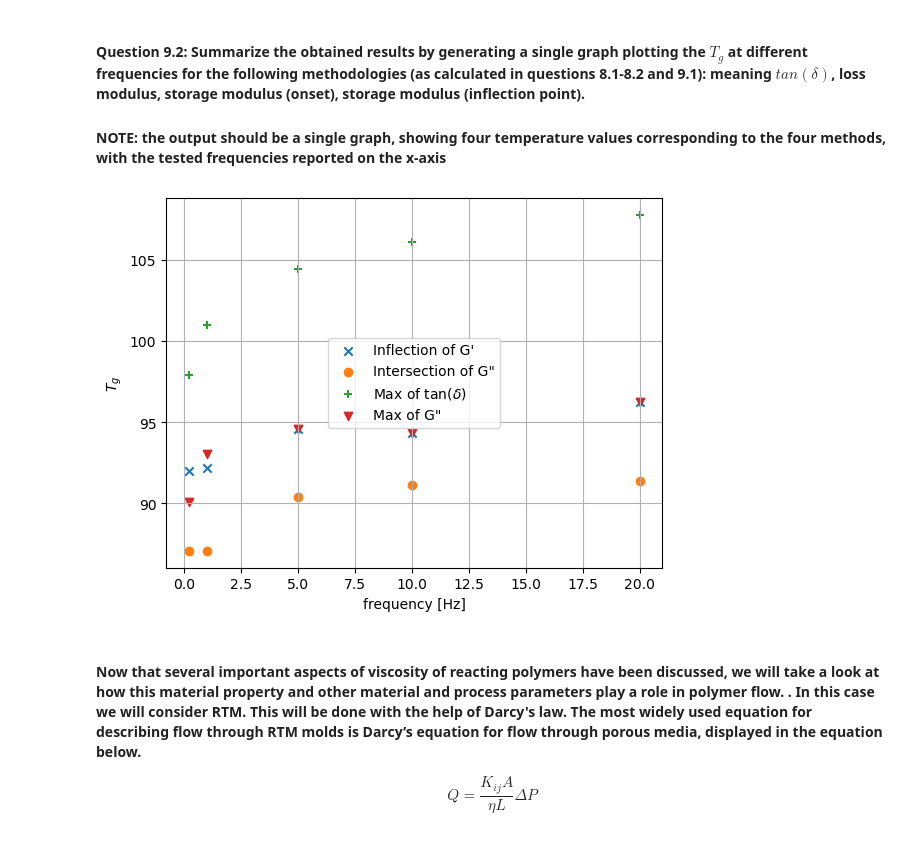
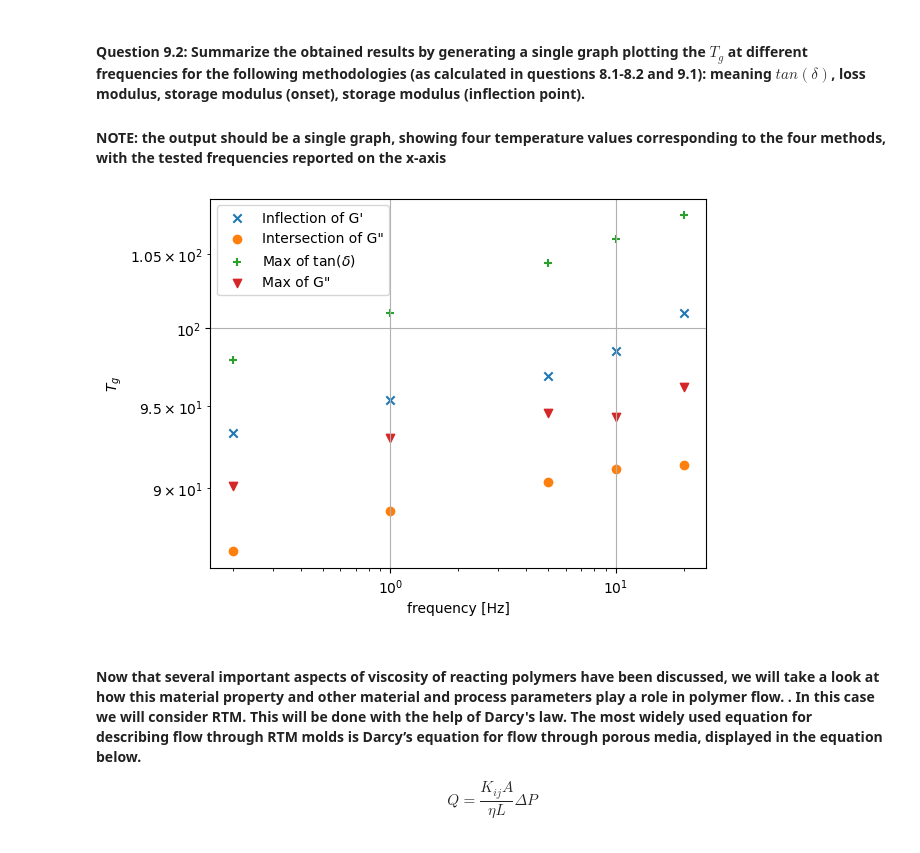
Before and after one commit to arthurstreebgreebling/PCM, a Jupyter notebook: A2 Rheokinetics/Notebook Rheokinetics.ipynb, the cells around one changed output. Saved outputs shown, nothing was run; the diff lists cells and outputs as text; code cells hidden in the pictures.

```diff
--- a/A2 Rheokinetics/Notebook Rheokinetics.ipynb
+++ b/A2 Rheokinetics/Notebook Rheokinetics.ipynb
@@ -214,7 +214,7 @@ plt.axvline(x=T_g_20, color='green')
 #plt.xlim(91.405,91.41)
 plt.legend()
 plt.title(f'$T_g$={T_g_20}$\degree$C')
-#plt.yscale('log')
+plt.yscale('log')
 plt.ylabel("G'[Pa]")
 plt.xlabel('Temperature [$\degree$C]')
 plt.grid()
@@ -271,14 +271,14 @@ plt.plot(data_1[:,1],data_1[:,2], label="1 Hz (G')")
 start, stop = 5, 54
 plt.plot([data_1[start][1],data_1[stop][1]],[data_1[start][2],data_1[stop][2]], 'rx')
 plt.axline((data_1[start][1],data_1[start][2] ),(data_1[stop][1],data_1[stop][2]), color='red')
-i, j = 62, 73
+i, j = 63, 70
 plt.plot([data_1[i][1],data_1[j][1]],[data_1[i][2],data_1[j][2]], 'rx')
 plt.axline((data_1[i][1],data_1[i][2] ),(data_1[j][1],data_1[j][2]), color='orange')
-T_g_1 = 87.081983
+T_g_1 = 88.6475
 plt.axvline(x=T_g_1, color='green')
 #these lines can be used to zoom in on the intersection, uncomment them to use it
-#plt.ylim(3.20293e9,3.20297e9)
-#plt.xlim(87.08198,87.08199)
+#plt.ylim(3.15e9,3.2e9)
+#plt.xlim(88.64,88.66)
 plt.legend()
 plt.title(f'$T_g$={T_g_1}$\degree$C')
 plt.yscale('log')
@@ -291,18 +291,18 @@ plt.show()
 ### 0.2Hz ###
 plt.plot(data_02[:,1],data_02[:,2], label="0.2 Hz (G')")
 start, stop = 5, 54
-plt.plot([data_1[start][1],data_1[stop][1]],[data_1[start][2],data_1[stop][2]], 'rx')
-plt.axline((data_1[start][1],data_1[start][2] ),(data_1[stop][1],data_1[stop][2]), color='red')
-i, j = 65, 73
-plt.plot([data_1[i][1],data_1[j][1]],[data_1[i][2],data_1[j][2]], 'rx')
-plt.axline((data_1[i][1],data_1[i][2] ),(data_1[j][1],data_1[j][2]), color='orange')
-T_g_02 = 87.081983
-plt.axvline(x=T_g_1, color='green')
+plt.plot([data_02[start][1],data_02[stop][1]],[data_02[start][2],data_02[stop][2]], 'rx')
+plt.axline((data_02[start][1],data_02[start][2] ),(data_02[stop][1],data_02[stop][2]), color='red')
+i, j = 61, 69
+plt.plot([data_02[i][1],data_02[j][1]],[data_02[i][2],data_02[j][2]], 'rx')
+plt.axline((data_02[i][1],data_02[i][2] ),(data_02[j][1],data_02[j][2]), color='orange')
+T_g_02 = 86.334
+plt.axvline(x=T_g_02, color='green')
 #these lines can be used to zoom in on the intersection, uncomment them to use it
-#plt.ylim(3.20275e9,3.20325e9)
-#plt.xlim(87.08175,87.082)
+#plt.ylim(3.05e9,3.15e9)
+#plt.xlim(86.325,86.35)
 plt.legend()
-plt.title(f'$T_g$={T_g_1}$\degree$C')
+plt.title(f'$T_g$={T_g_02}$\degree$C')
 plt.yscale('log')
 plt.ylabel("G'[Pa]")
 plt.xlabel('Temperature [$\degree$C]')
@@ -555,16 +564,18 @@ T_g_storage = [T_g_20, T_g_10, T_g_5, T_g_1, T_g_02]
 # %%
 # Code for plot here
 plt.scatter(frequencies, T_g_inflection, marker='x',label="Inflection of G'")
 plt.scatter(frequencies, T_g_intersection, marker='o', label='Intersection of G"')
 plt.scatter(frequencies, T_g_tan_delta, marker='+', label="Max of tan($\delta$)")
 plt.scatter(frequencies, T_g_storage, marker='v', label='Max of G"')
+plt.yscale('log')
+plt.xscale('log')
 plt.grid()
 plt.legend()
 plt.xlabel('frequency [Hz]')
 plt.ylabel('$T_g$')
 plt.show()
 # %% [output]
-[figure, old version]
+[figure, new version]
 # %% [markdown]
 #### Now that several important aspects of viscosity of reacting polymers have been discussed, we will take a look at how this material property and other material and process parameters play a role in polymer flow. . In this case we will consider RTM. This will be done with the help of Darcy's law. The most widely used equation for describing flow through RTM molds is Darcy’s equation for flow through porous media, displayed in the equation below.
 $$ Q = \frac{K_{ij}A}{\eta L} \Delta P $$
```
Also changed, not shown: parts of 6 cells of this notebook.
